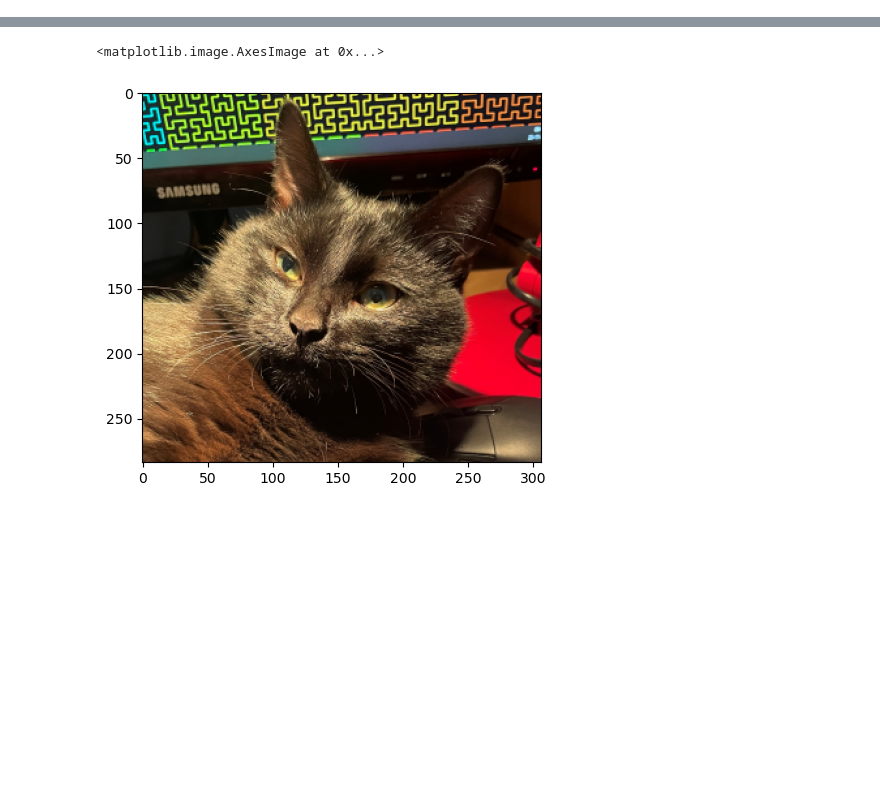
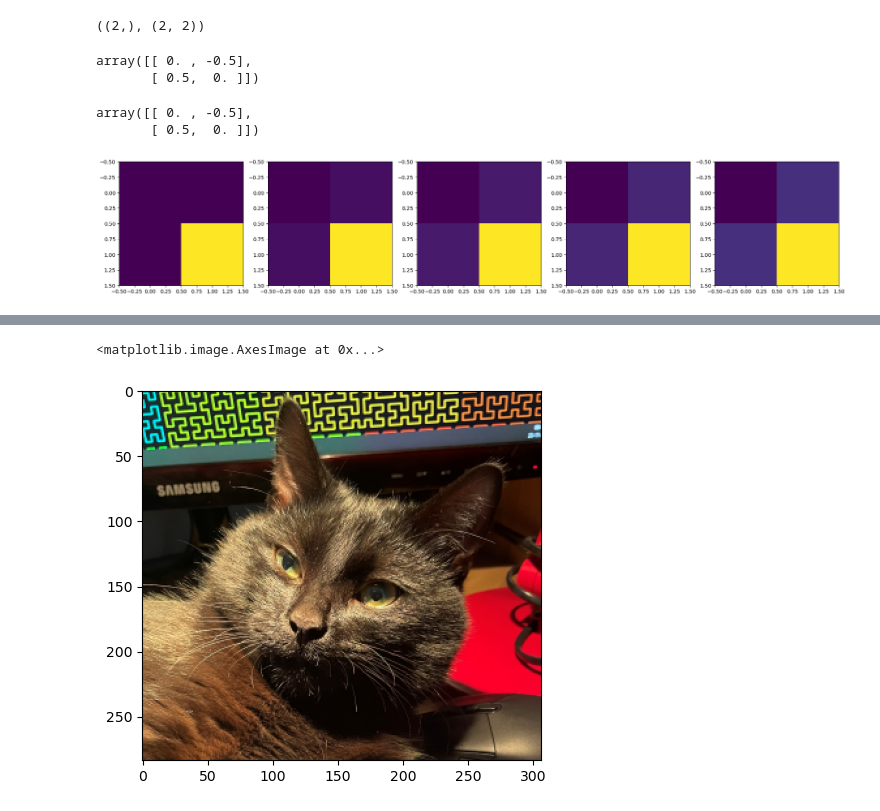
Before and after one commit to Janko-dev/data_analysis_and_machine_learning, a Jupyter notebook: notebooks/sparse_dictionary_learning.ipynb, the cells around one changed output, grey strips where cells are left out. Drawn from its saved outputs; the diff is of its cells as text; code cells hidden in the pictures; blank space fills up the shorter version.

```diff
--- a/notebooks/sparse_dictionary_learning.ipynb
+++ b/notebooks/sparse_dictionary_learning.ipynb
@@ -2,3 +2,47 @@
 import torch
 import matplotlib.pyplot as plt
 import numpy as np
+# %%
+m = 2
+
+for i in range(m):
+    for j in range(m):
+        if i == j: continue
+        bi = np.zeros((m,))
+        bi[i] = 1
+        bj = np.zeros((m,))
+        bj[j] = 1
+
+        bivector = 0.5 * (np.outer(bi, bj) - np.outer(bj, bi))
+        # plt.imshow(bivector)
+        # plt.show()
+
+        eigvals, eigvecs = np.linalg.eig(bivector)
+# %%
+eigvals.shape, eigvecs.shape
+# %% [output]
+((2,), (2, 2))
+# %%
+bivector
+# %% [output]
+array([[ 0. , -0.5],
+       [ 0.5,  0. ]])
+# %%
+di = np.diag_indices(m)
+Lambda = np.zeros((m, m), dtype=np.complex64)
+Lambda[di] = eigvals
+
+(eigvecs @ Lambda @ np.conj(eigvecs.T)).real
+# %% [output]
+array([[ 0. , -0.5],
+       [ 0.5,  0. ]])
+# %%
+fig, axes = plt.subplots(1, 5, figsize=(25, 5))
+
+R = lambda theta: eigvecs @ np.exp(theta * Lambda) @ np.conj(eigvecs.T)
+
+for i, ax in enumerate(axes):
+    rot = R(i/(2*np.pi)).__abs__()
+    ax.imshow(rot)
+# %% [output]
+[figure, added]
```
Also changed, not shown: parts of 4 cells of this notebook, 5 other files.
